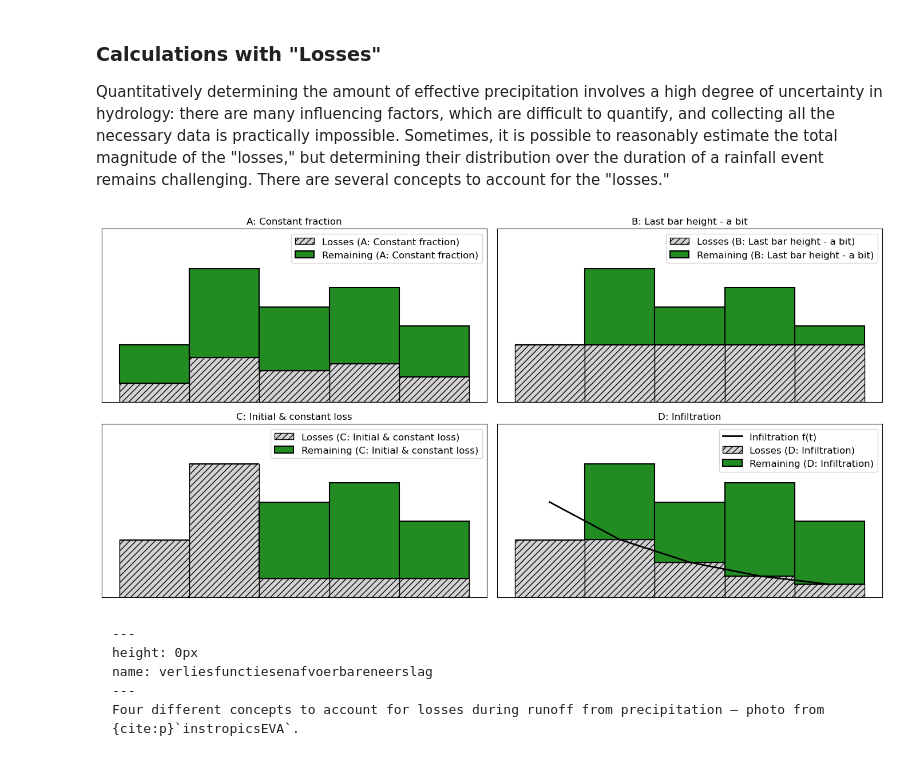
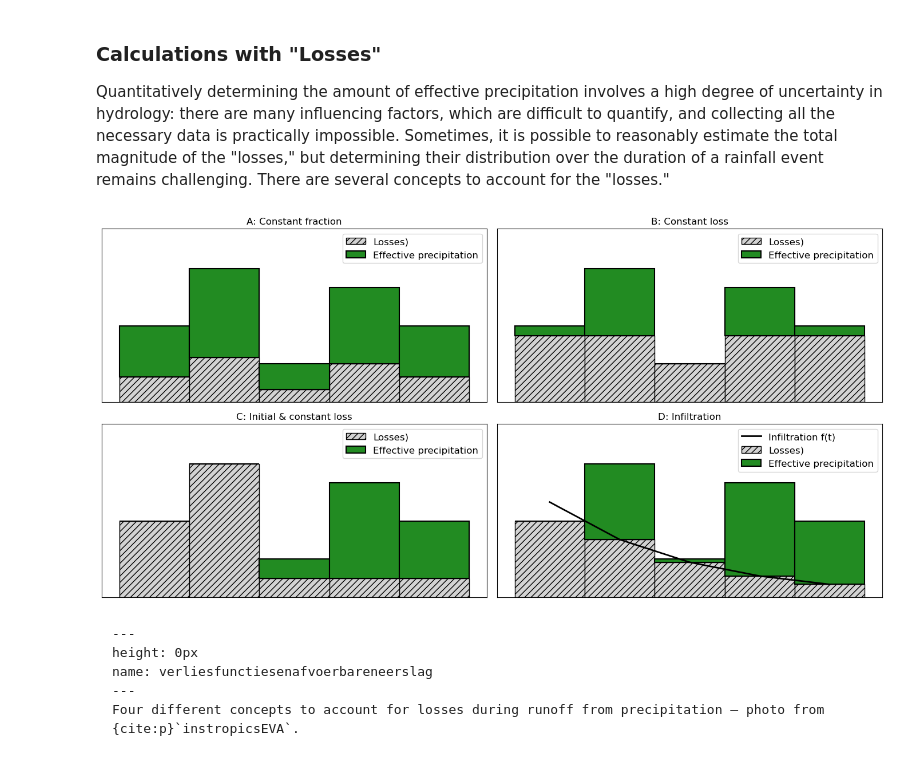
Before and after one commit to TUDelft-books/Hydrology, a Jupyter notebook: book/rainfall_runoff/runoff_processes.ipynb, the cells around one changed output. Cells and saved outputs as stored; diff of their text form; code cells hidden in the pictures.

````diff
--- a/book/rainfall_runoff/runoff_processes.ipynb
+++ b/book/rainfall_runoff/runoff_processes.ipynb
@@ -518,7 +518,7 @@ for k in k_values:
     annot_runoff = dict(
         x=P_star+1, y=R_star/2,   # midpoint
         xref='x',   yref='y',
-        text="Runoff from precipitation",
+        text="Effective precipitation {P_a}",
         showarrow=False,
         font=dict(color='red', size=12)
     )
@@ -600,7 +600,7 @@ fig.update_layout(
         showticklabels=False
     ),
     yaxis=dict(
-        title="Amount of runoff from precipitation Pₐ",
+        title="Losses and effective precipitation",
         showgrid=False,
         zeroline=False,
         showticklabels=False
@@ -612,6 +612,8 @@ fig.update_layout(
 # 7) SHOW FIGURE
 # ------------------------------
 fig.show()
+
+# TODO: Figure not showing at the moment for some reason, backup old figure set to 300px height. Can be removed in case this works
 # %% [markdown]
 
 ```{figure} ../images/RFR_processes_precipilosses.png
@@ -633,7 +635,7 @@ import matplotlib.pyplot as plt
 # 1) SAME TOTAL PRECIPITATION FOR ALL SCENARIOS
 # ----------------------------------------------------
 time = np.arange(1, 6)
-precip = np.array([3, 7, 5, 6, 4])
+precip = np.array([4, 7, 2, 6, 4])
 
 # ----------------------------------------------------
 # 2) DEFINE LOSSES FOR EACH SCENARIO (A, B, C, D)
@@ -643,19 +645,17 @@ precip = np.array([3, 7, 5, 6, 4])
 fraction_A = 1/3
 losses_A = fraction_A * precip
 
-# B) All losses = (height of last bar) - a small bit
-#    Here, last bar's height is 4, so we choose 3.8, which is
-#    slightly bigger than bar #1's 3 by an obvious amount.
-loss_b_value = precip[-1] - 0.2  # 4 - 0.2 = 3.8
-losses_B = np.full_like(precip, loss_b_value)
+# B) Constant losses
+loss_b_value = precip[-1] - 0.5  # 4 - 0.5 = 3.5
+losses_B = np.minimum(precip, loss_b_value)
 
-# C) First two bars 100% lost, then 30% lost afterward
+# C) First two bars 100% lost, 1 lost afterward
 losses_C = np.zeros_like(precip)
 for i in range(len(precip)):
     if i < 2:
         losses_C[i] = precip[i]  # 100% loss for first two bars
     else:
-        losses_C[i] = 0.3 * precip[i]  # 30% loss afterward
+        losses_C[i] = 1  # 1 loss afterward
 
 # D) Infiltration function
 t_infil = np.arange(1, len(time) + 1)
@@ -676,7 +676,7 @@ def plot_scenario(ax, label_text, losses, show_infiltration=False):
         color="lightgray",
         hatch="///",
         edgecolor="black",
-        label=f"Losses ({label_text})"
+        label=f"Losses)"
     )
     # Non-lost portion (top)
     ax.bar(
@@ -687,36 +687,36 @@ def plot_scenario(ax, label_text, losses, show_infiltration=False):
         color="forestgreen",
         edgecolor="black",
         linewidth=1.5,
-        label=f"Remaining ({label_text})"
+        label=f"Effective precipitation"
     )
     # Optional: infiltration curve for scenario D
     if show_infiltration:
         ax.plot(time, f_t, "k-", linewidth=2, label="Infiltration f(t)")
 
     ax.set_title(label_text, fontsize=12)
     # Make the axes "abstract": remove numeric ticks, labels, etc.
     ax.set_xticks([])
     ax.set_yticks([])
     ax.set_xlabel("")
     ax.set_ylabel("")
     ax.set_ylim(0, 1.3 * precip.max())
     ax.legend(loc="upper right")
 
 # ----------------------------------------------------
 # 4) CREATE A 2×2 FIGURE (BIGGER SIZE)
 # ----------------------------------------------------
 fig, axes = plt.subplots(2, 2, figsize=(14, 7))
 (axA, axB), (axC, axD) = axes
 
 plot_scenario(axA, "A: Constant fraction", losses_A)
-plot_scenario(axB, "B: Last bar height - a bit", losses_B)
+plot_scenario(axB, "B: Constant loss", losses_B)
 plot_scenario(axC, "C: Initial & constant loss", losses_C)
 plot_scenario(axD, "D: Infiltration", losses_D, show_infiltration=True)
 
 plt.tight_layout()
 plt.show();
 # %% [output]
-[figure, old version]
+[figure, new version]
 # %% [markdown]
 ```{figure} ../images/RFR_processes_precipi4losses.png
 ---
````
Also changed, not shown: parts of 6 cells of this notebook, 3 other files.
